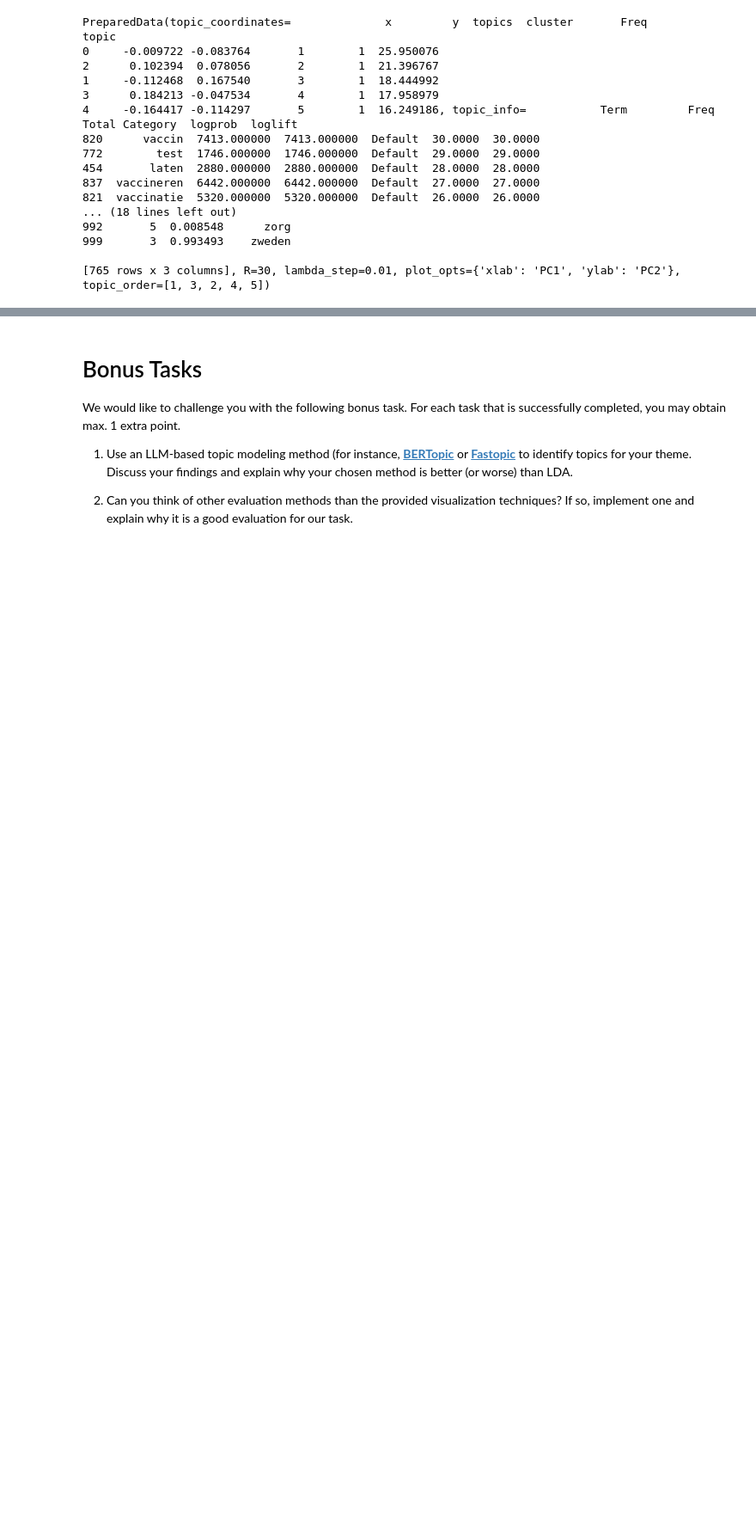
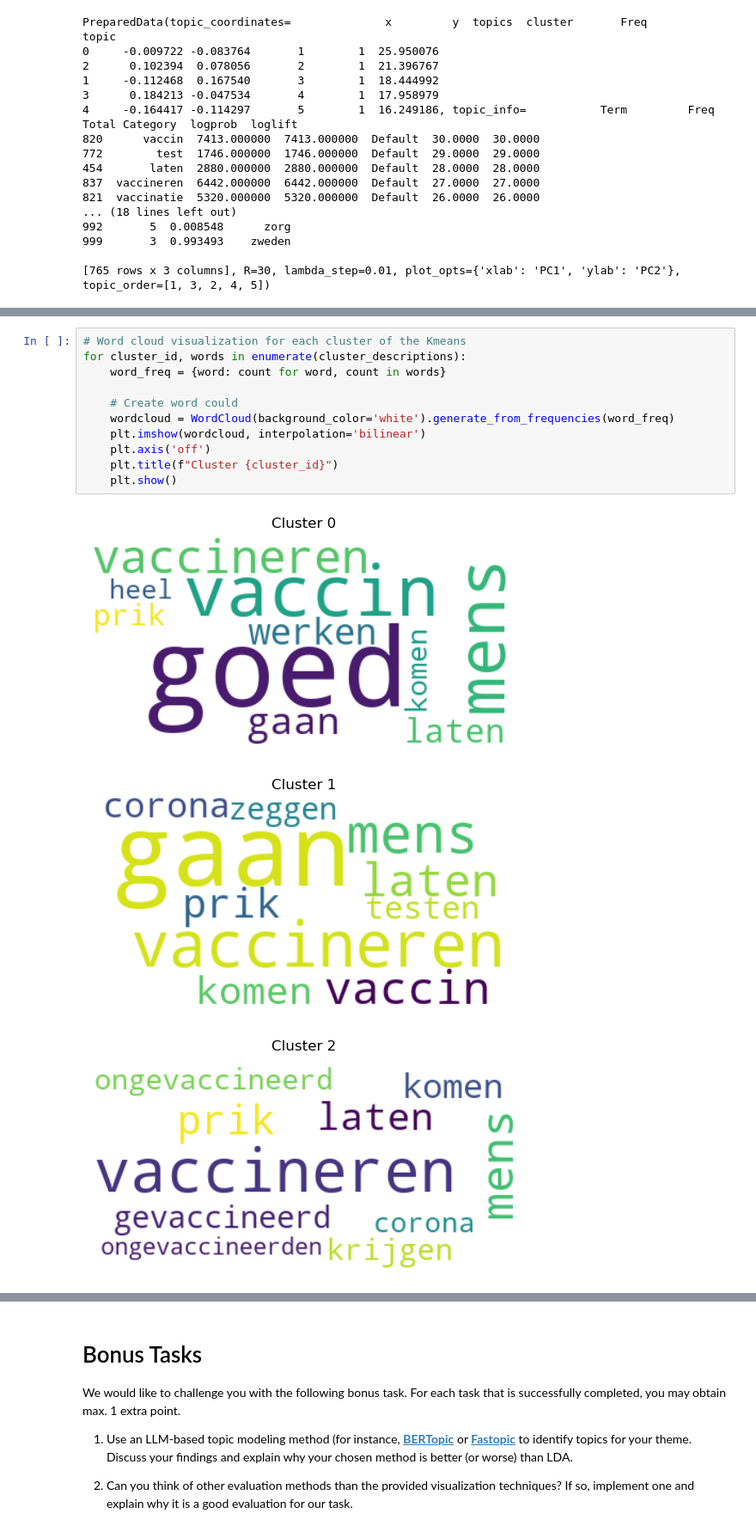
Before and after one commit to dmHarmsen/APML-Assignement-2, a Jupyter notebook: Assignment_3.ipynb, the cells around one changed output, grey strips where cells are left out. Shown at 86% size. Cells and saved outputs as stored; diff of their text form; blank space fills up the shorter version.

```diff
--- a/Assignment_3.ipynb
+++ b/Assignment_3.ipynb
@@ -375,0 +430,15 @@ topic
+# %%
+# Word cloud visualization for each cluster of the Kmeans
+for cluster_id, words in enumerate(cluster_descriptions):
+    word_freq = {word: count for word, count in words}
+
+    # Create word could
+    wordcloud = WordCloud(background_color='white').generate_from_frequencies(word_freq)
+    plt.imshow(wordcloud, interpolation='bilinear')
+    plt.axis('off')
+    plt.title(f"Cluster {cluster_id}")
+    plt.show()
+# %% [output]
+[figure, added]
+[figure, added]
+[figure, added]
```
Also changed, not shown: parts of 10 cells of this notebook.
